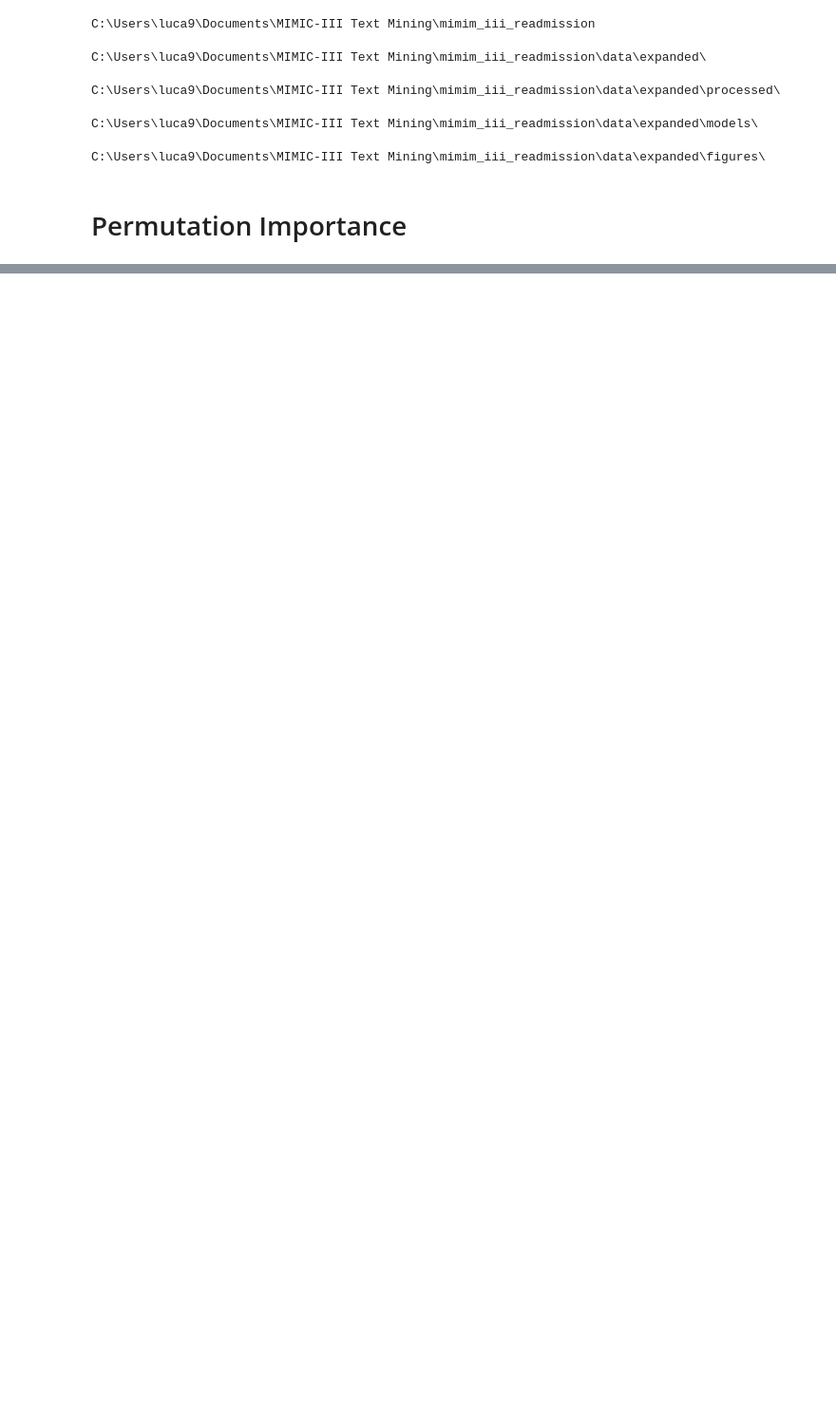
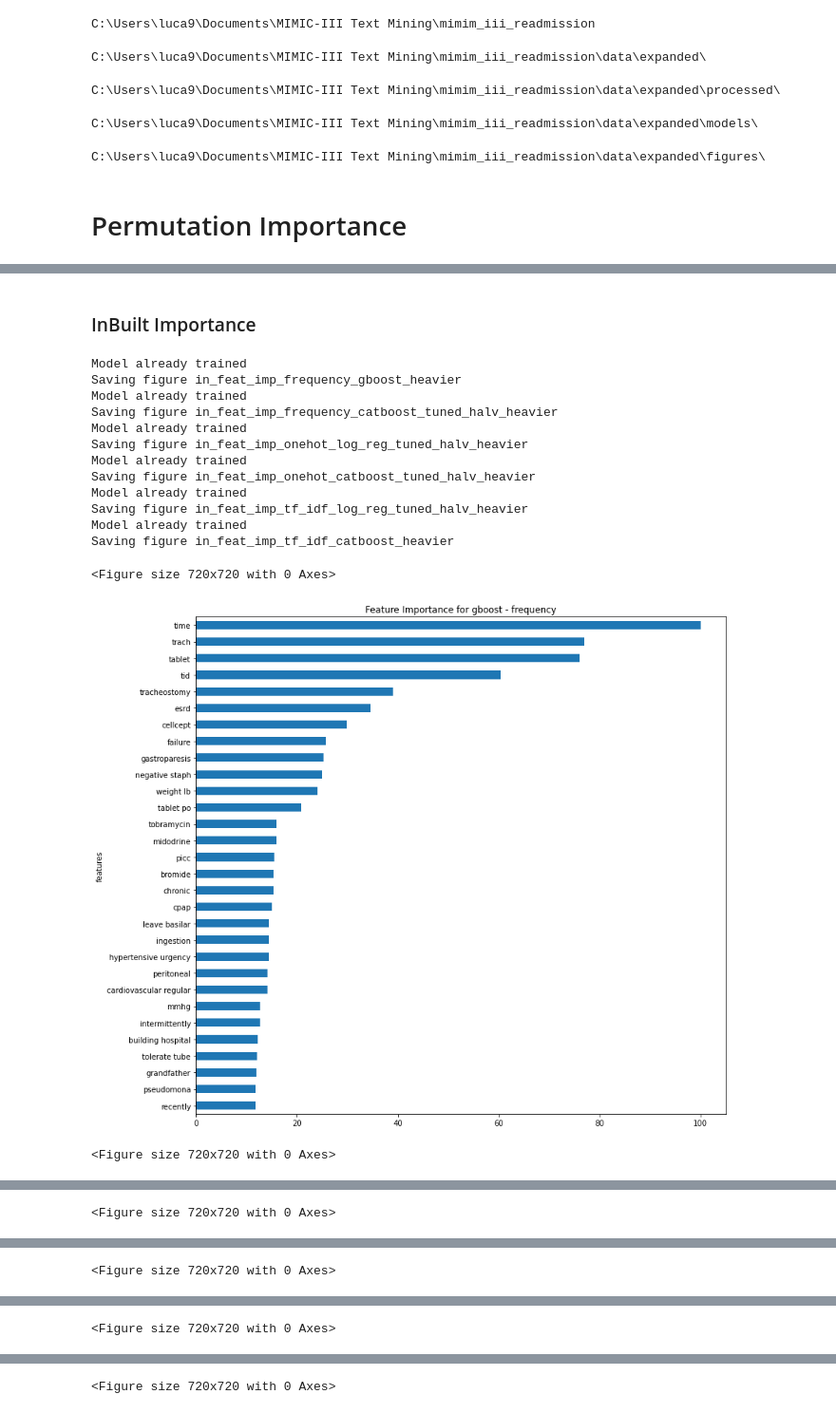
Before and after one commit to jaotombo/mimim_iii_readmission, a Jupyter notebook: notebooks/5. Permutation_Importance.ipynb, the cells around one changed output, grey strips where cells are left out. Shown at 95% size. Cells and saved outputs as stored; diff of their text form; code cells hidden in the pictures; blank space fills up the shorter version.

Commit message:
feat: adj_perm_imp

```diff
--- a/notebooks/5. Permutation_Importance.ipynb
+++ b/notebooks/5. Permutation_Importance.ipynb
@@ -621,8 +187,0 @@ save_fig(f'in_feat_imp_{method}_{model}{med_tag}{heavier_tag}')
-# %%
-# Then we save all our results
-try:
-    with open(f'{path_to_models}test_imp{model}{method}{lemma_tag}{med_tag}{heavier_tag}.pkl', 'rb') as file:
-        import_test = pickle.load(file)
-    print('Importance loaded')
-except:
-    %time import_test = permutation_importance(estimator, test, y_test, n_jobs = -1, scoring = scoring, random_state = session_seed)
@@ -635,4 +188,57 @@ save_fig(f'perm_imp_{method}_{model}{med_tag}{heavier_tag}')
-# %%
-# Then we save all our results
-with open(f'{path_to_models}test_imp{model}{method}{lemma_tag}{med_tag}{heavier_tag}.pkl', 'wb') as file:
-    pickle.dump(import_test, file)
+# %% [markdown]
+### InBuilt Importance
+# %%
+perm_imp_dict = {
+    'frequency': {'gboost': False, 'catboost': True}
+    ,'onehot': {'log_reg': True, 'catboost': True}
+    ,'tf_idf': {'log_reg': True,'catboost': False}
+}
+# %%
+writer = pd.ExcelWriter(f'{path_to_repo}\output_feat.xlsx')
+startrow = 0
+for method, model_list in perm_imp_dict.items():
+    train, test, val = load_datasets(method, include_val = include_val) # we load the dataset we want to use
+    for model_name, tuning in model_list.items():
+        tune_models = tuning # set to True if we want to perform parameter tuning
+        halving = True # if we want to perform halving tune
+        if tune_models:
+            if halving:
+                tune_tag = '_tuned_halv'
+            else:
+                tune_tag = '_tuned'
+        else:
+            tune_tag = ''
+        with open(f'{path_to_models}_{model_name}_{method}{tune_tag}{seed_tag}{lemma_tag}{med_tag}{heavier_tag}{feat_tag}', 'rb') as file:
+            estimator = dill.load(file)
+            print('Model already trained')
+        # Then we save all our results
+        if model_name == 'log_reg':
+            df_imp = df_perm_importance(test, estimator.coef_[0], inbuilt = True)
+        else:
+            df_imp = df_perm_importance(test, estimator.feature_importances_, inbuilt = True)
+        plt.figure(figsize = (10,10))
+        df_imp[:30].plot(x="features", y="importance", kind="barh", figsize = (12,10), legend = False).invert_yaxis()
+        plt.title(f'Feature Importance for {model_name} - {method}')
+        save_fig(f'in_feat_imp_{method}_{model_name}{tune_tag}{med_tag}{heavier_tag}')
+        df_imp[:30].to_excel(writer,sheet_name='Feat_Imp', startrow=startrow +1)
+        worksheet = writer.sheets['Feat_Imp']
+        worksheet.write(startrow, 0, f'{model_name} {method} {tune_tag}')
+        startrow += (df_imp[:30].shape[0] + 2)
+
+writer.close()
+# %% [output]
+Model already trained
+Saving figure in_feat_imp_frequency_gboost_heavier
+Model already trained
+Saving figure in_feat_imp_frequency_catboost_tuned_halv_heavier
+Model already trained
+Saving figure in_feat_imp_onehot_log_reg_tuned_halv_heavier
+Model already trained
+Saving figure in_feat_imp_onehot_catboost_tuned_halv_heavier
+Model already trained
+Saving figure in_feat_imp_tf_idf_log_reg_tuned_halv_heavier
+Model already trained
+Saving figure in_feat_imp_tf_idf_catboost_heavier
+<Figure size 720x720 with 0 Axes>
+[figure, added]
+<Figure size 720x720 with 0 Axes>
@@ -638,0 +246 @@ with open(f'{path_to_models}test_imp{model}{method}{lemma_tag}{med_tag}{heavier_
+<Figure size 720x720 with 0 Axes>
@@ -638,0 +248 @@ with open(f'{path_to_models}test_imp{model}{method}{lemma_tag}{med_tag}{heavier_
+<Figure size 720x720 with 0 Axes>
@@ -638,0 +250 @@ with open(f'{path_to_models}test_imp{model}{method}{lemma_tag}{med_tag}{heavier_
+<Figure size 720x720 with 0 Axes>
@@ -638,0 +252 @@ with open(f'{path_to_models}test_imp{model}{method}{lemma_tag}{med_tag}{heavier_
+<Figure size 720x720 with 0 Axes>
```
Also changed, not shown: parts of 84 cells of this notebook, 2 other files.
